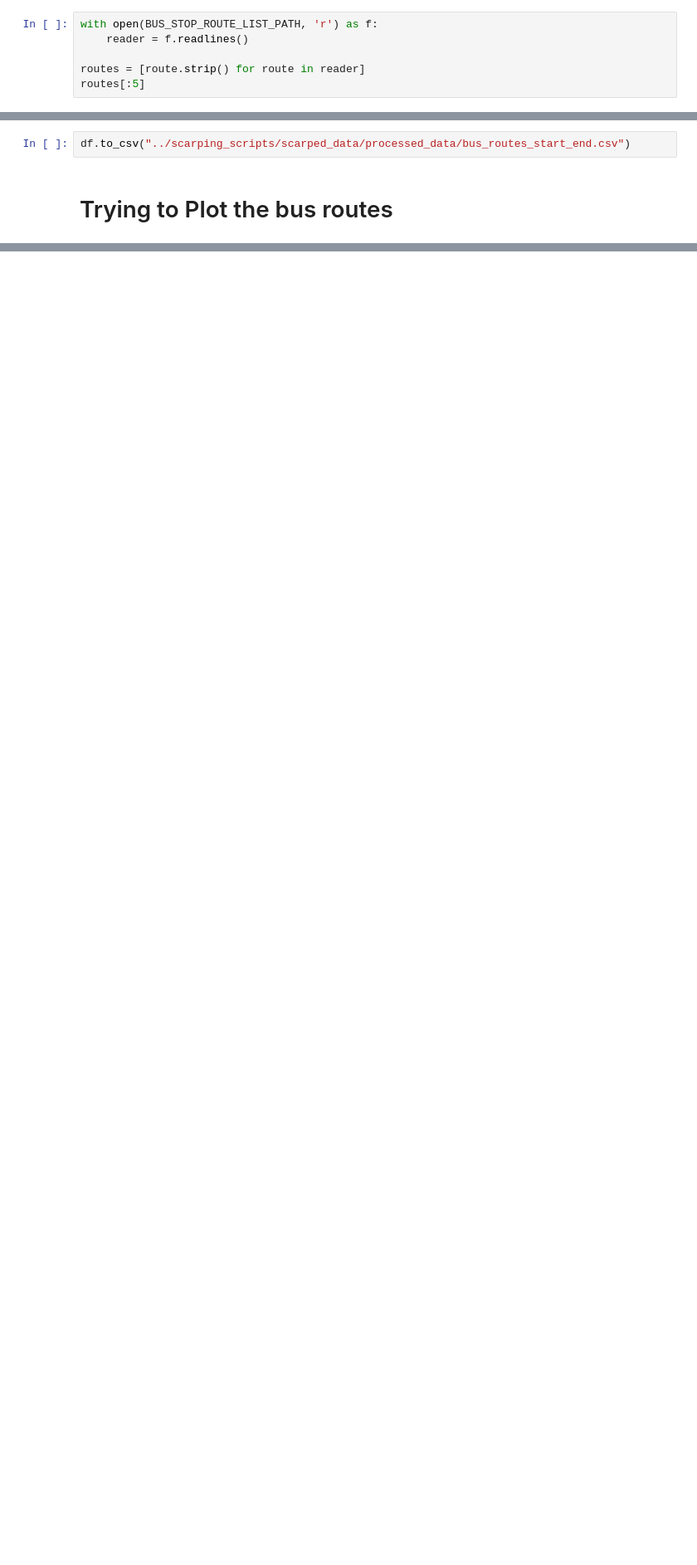
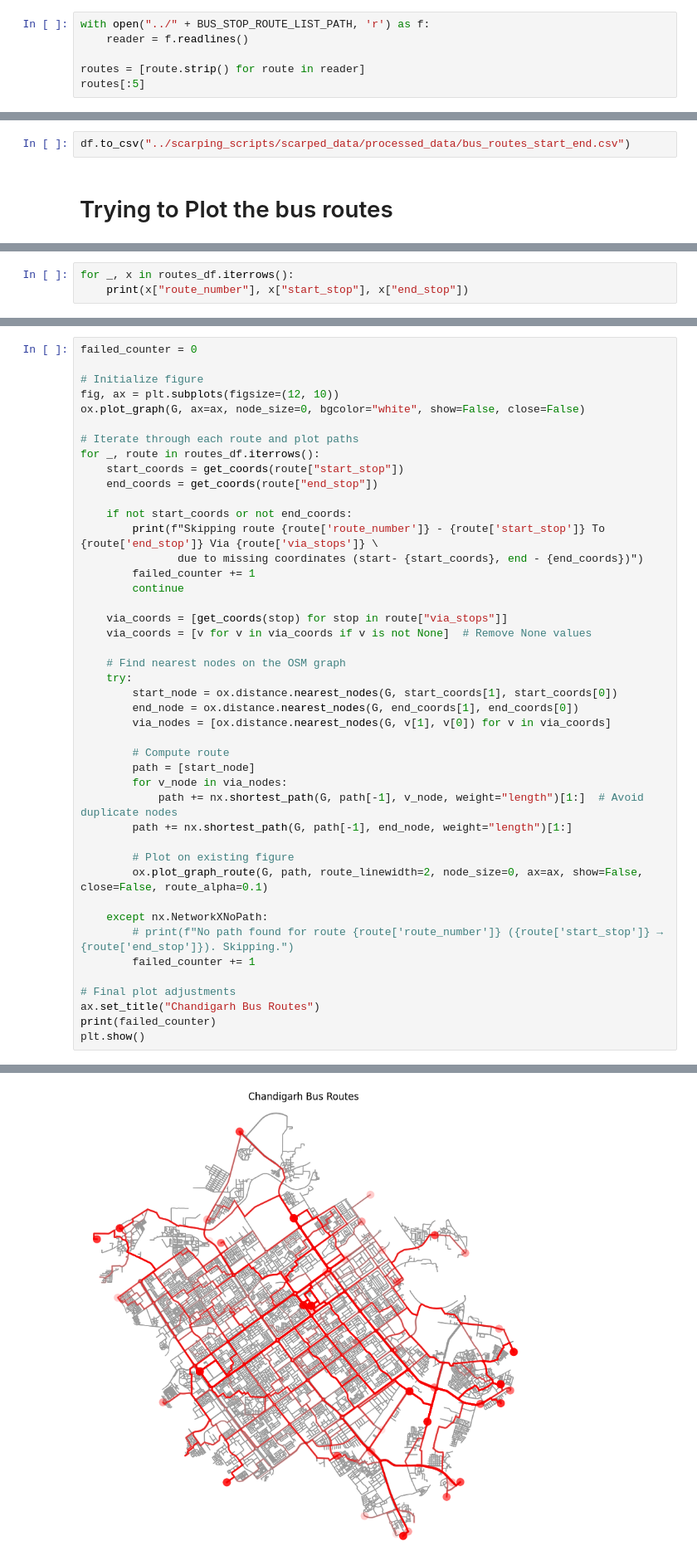
Before and after one commit to suraj1102/Public-Transit-Optimization, a Jupyter notebook: analysis/plot_bus_routes.ipynb, the cells around one changed output, grey strips where cells are left out. Shown at 83% size. Saved outputs shown, nothing was run; the diff lists cells and outputs as text; blank space fills up the shorter version.

Commit message:
Get and Plot full bus routes

```diff
--- a/analysis/plot_bus_routes.ipynb
+++ b/analysis/plot_bus_routes.ipynb
@@ -3,5 +5,5 @@ from imports import *
 # %%
-with open(BUS_STOP_ROUTE_LIST_PATH, 'r') as f:
+with open("../" + BUS_STOP_ROUTE_LIST_PATH, 'r') as f:
     reader = f.readlines()
 
 routes = [route.strip() for route in reader]
@@ -214,0 +121,3 @@ No path found for route 38AS (new airport → isbt 17). Skipping.
+# %%
+for _, x in routes_df.iterrows():
+    print(x["route_number"], x["start_stop"], x["end_stop"])
@@ -214,0 +173,45 @@ No path found for route 38AS (new airport → isbt 17). Skipping.
+# %%
+failed_counter = 0
+
+# Initialize figure
+fig, ax = plt.subplots(figsize=(12, 10))
+ox.plot_graph(G, ax=ax, node_size=0, bgcolor="white", show=False, close=False)
+
+# Iterate through each route and plot paths
+for _, route in routes_df.iterrows():
+    start_coords = get_coords(route["start_stop"])
+    end_coords = get_coords(route["end_stop"])
+
+    if not start_coords or not end_coords:
+        print(f"Skipping route {route['route_number']} - {route['start_stop']} To {route['end_stop']} Via {route['via_stops']} \
+               due to missing coordinates (start- {start_coords}, end - {end_coords})")
+        failed_counter += 1
+        continue
+
+    via_coords = [get_coords(stop) for stop in route["via_stops"]]
+    via_coords = [v for v in via_coords if v is not None]  # Remove None values
+
+    # Find nearest nodes on the OSM graph
+    try:
+        start_node = ox.distance.nearest_nodes(G, start_coords[1], start_coords[0])
+        end_node = ox.distance.nearest_nodes(G, end_coords[1], end_coords[0])
+        via_nodes = [ox.distance.nearest_nodes(G, v[1], v[0]) for v in via_coords]
+
+        # Compute route
+        path = [start_node]
+        for v_node in via_nodes:
+            path += nx.shortest_path(G, path[-1], v_node, weight="length")[1:]  # Avoid duplicate nodes
+        path += nx.shortest_path(G, path[-1], end_node, weight="length")[1:]
+
+        # Plot on existing figure
+        ox.plot_graph_route(G, path, route_linewidth=2, node_size=0, ax=ax, show=False, close=False, route_alpha=0.1)
+
+    except nx.NetworkXNoPath:
+        # print(f"No path found for route {route['route_number']} ({route['start_stop']} → {route['end_stop']}). Skipping.")
+        failed_counter += 1
+
+# Final plot adjustments
+ax.set_title("Chandigarh Bus Routes")
+print(failed_counter)
+plt.show()
+# %% [output]
@@ -215,3 +235,4 @@ No path found for route 38AS (new airport → isbt 17). Skipping.
+[figure, added]
 # %%
 # Collect all coordinates (start, end, via stops)
 all_coords = []
```
Also changed, not shown: parts of 9 cells of this notebook, 4 other files.
